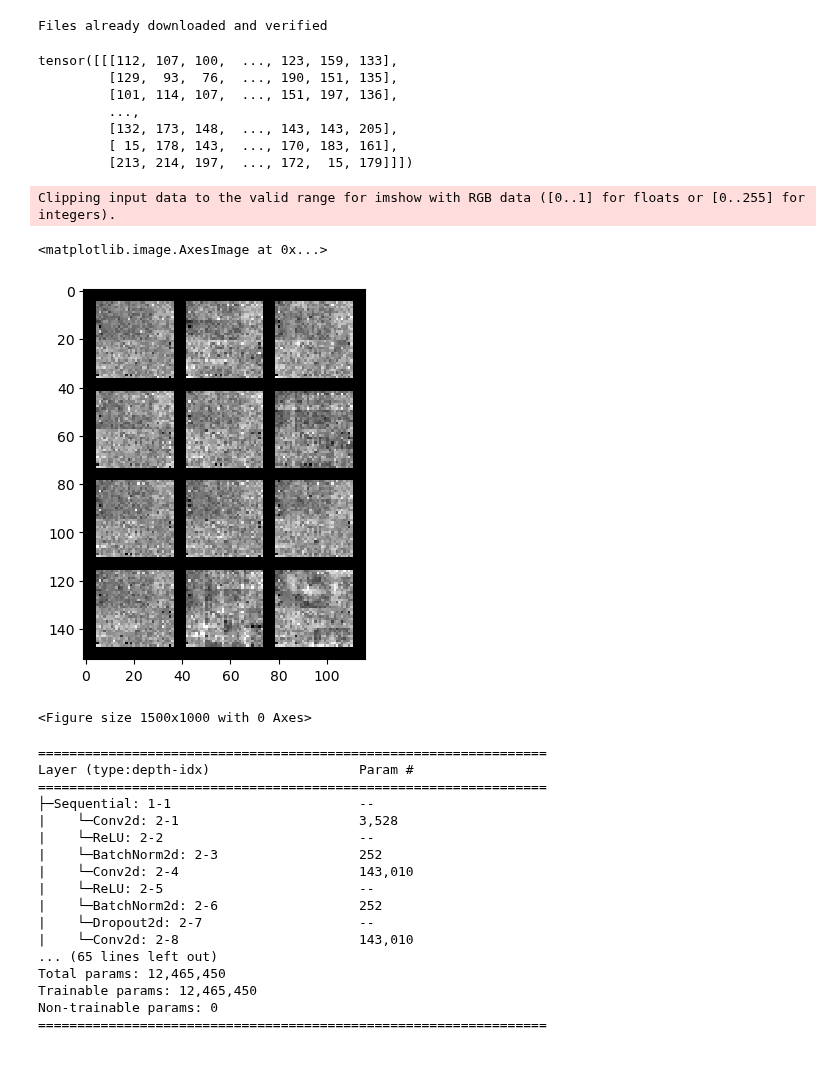
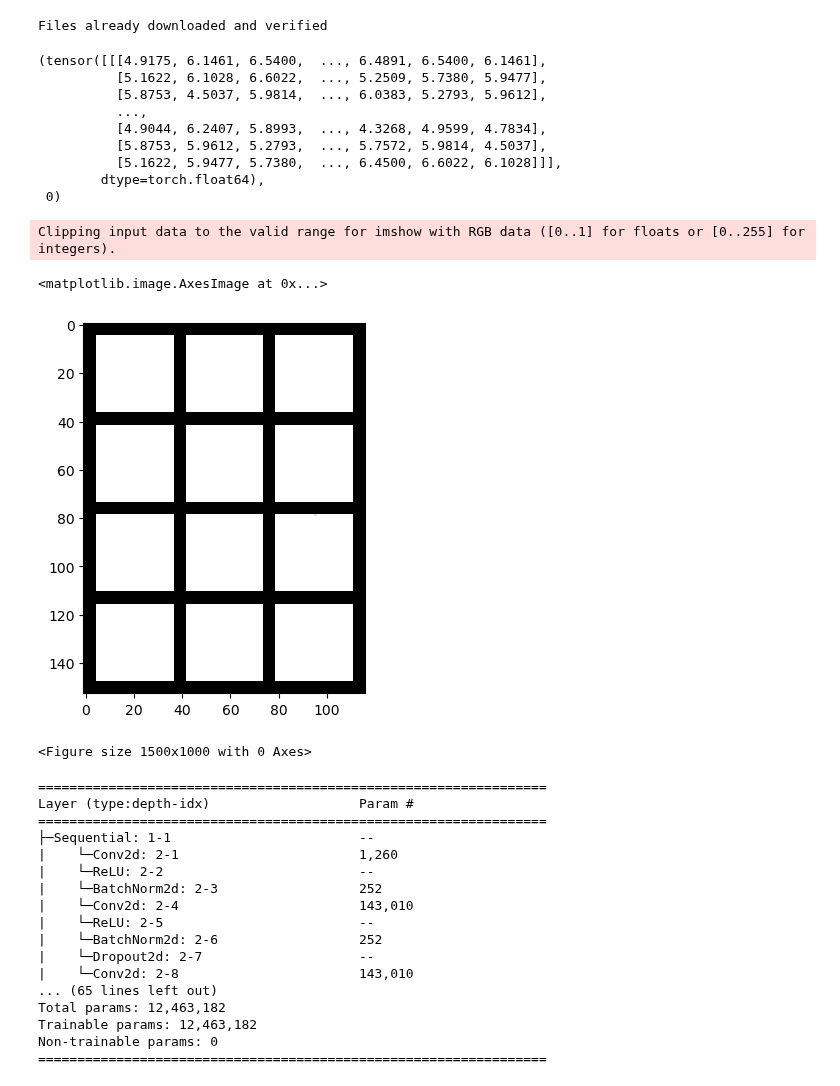
Before and after one commit to panoseti/panoseti, a Jupyter notebook: cloud-detection/model_training/cloud_detection_model.ipynb, the cells around one changed output. Drawn from its saved outputs; the diff is of its cells as text; code cells hidden in the pictures.

Commit message:
Add label to trainset dataloader.

```diff
--- a/cloud-detection/model_training/cloud_detection_model.ipynb
+++ b/cloud-detection/model_training/cloud_detection_model.ipynb
@@ -17,8 +17,8 @@ from model_training_utils import CloudDetection
 # %%
 # Creating the datasets
 # See https://pytorch.org/docs/stable/data.html#torch.utils.data.random_split
-NUM_TRAIN = 5 # set aside the first 45000 images for training and the remaining 5000 for validation
-batch_size = 1
+NUM_TRAIN = 10 # set aside the first 45000 images for training and the remaining 5000 for validation
+batch_size = 5
 
 def get_cifar_transform(cifar_tensor):
   data = cifar_tensor.data
@@ -42,8 +42,9 @@ transform = get_cifar_transform(unnormalized_trainset)
 #     transform=transform
 # )
 transform = torchvision.transforms.ToTensor()
-training_data = CloudDetection(
+training_data = CloudDetectionTrain(
     transform=transform,
+    pano_img_type='original'
 )
 
 
@@ -64,24 +65,26 @@ Files already downloaded and verified
 # %%
 training_data.dsl_df
 feature_uid = training_data.dsl_df.loc[:, 'feature_uid'].iloc[0]
-pano_feature_fpath = training_data.dataset_manager.get_pano_feature_fpath(feature_uid, 'original')
+pano_feature_fpath = training_data.dataset_manager.get_pano_feature_fpath(feature_uid, 'fft')
 pano_feature_fpath
 training_data[0]
 # %% [output]
-tensor([[[112, 107, 100,  ..., 123, 159, 133],
-         [129,  93,  76,  ..., 190, 151, 135],
-         [101, 114, 107,  ..., 151, 197, 136],
-         ...,
-         [132, 173, 148,  ..., 143, 143, 205],
-         [ 15, 178, 143,  ..., 170, 183, 161],
-         [213, 214, 197,  ..., 172,  15, 179]]])
+(tensor([[[4.9175, 6.1461, 6.5400,  ..., 6.4891, 6.5400, 6.1461],
+          [5.1622, 6.1028, 6.6022,  ..., 5.2509, 5.7380, 5.9477],
+          [5.8753, 4.5037, 5.9814,  ..., 6.0383, 5.2793, 5.9612],
+          ...,
+          [4.9044, 6.2407, 5.8993,  ..., 4.3268, 4.9599, 4.7834],
+          [5.8753, 5.9612, 5.2793,  ..., 5.7572, 5.9814, 4.5037],
+          [5.1622, 5.9477, 5.7380,  ..., 6.4500, 6.6022, 6.1028]]],
+        dtype=torch.float64),
+ 0)
 # %%
-images = [training_data[i] for i in range(len(training_data))]
+images = [training_data[i][0] for i in range(len(training_data))]
 plt.imshow(torchvision.utils.make_grid(torch.stack(images), nrow=3, padding=5).numpy().transpose((1, 2, 0)))
 # %% [output]
 Clipping input data to the valid range for imshow with RGB data ([0..1] for floats or [0..255] for integers).
 <matplotlib.image.AxesImage at 0x...>
-[figure, old version]
+[figure, new version]
 # %%
 # ---- Plotting ----
 plt.figure(figsize=(15, 10))
@@ -271,7 +274,7 @@ class CIFAR(nn.Module):
     def __init__(self):
         super().__init__()
         self.conv1 = nn.Sequential(
-            nn.Conv2d(3, 126, 3, stride=1, padding='same', groups=1),
+            nn.Conv2d(1, 126, 3, stride=1, padding='same', groups=1),
             nn.ReLU(),
             nn.BatchNorm2d(126),
             # nn.Dropout2d(p=0.05),
@@ -389,7 +392,7 @@ get_model_summary(CIFAR())
 Layer (type:depth-idx)                   Param #
 =================================================================
 ├─Sequential: 1-1                        --
-|    └─Conv2d: 2-1                       3,528
+|    └─Conv2d: 2-1                       1,260
 |    └─ReLU: 2-2                         --
 |    └─BatchNorm2d: 2-3                  252
 |    └─Conv2d: 2-4                       143,010
@@ -398,8 +401,8 @@ Layer (type:depth-idx)                   Param #
 |    └─Dropout2d: 2-7                    --
 |    └─Conv2d: 2-8                       143,010
 ... (65 lines left out)
-Total params: 12,465,450
-Trainable params: 12,465,450
+Total params: 12,463,182
+Trainable params: 12,463,182
 Non-trainable params: 0
 =================================================================
 # %%
```
Also changed, not shown: parts of 6 cells of this notebook, 2 other files.
